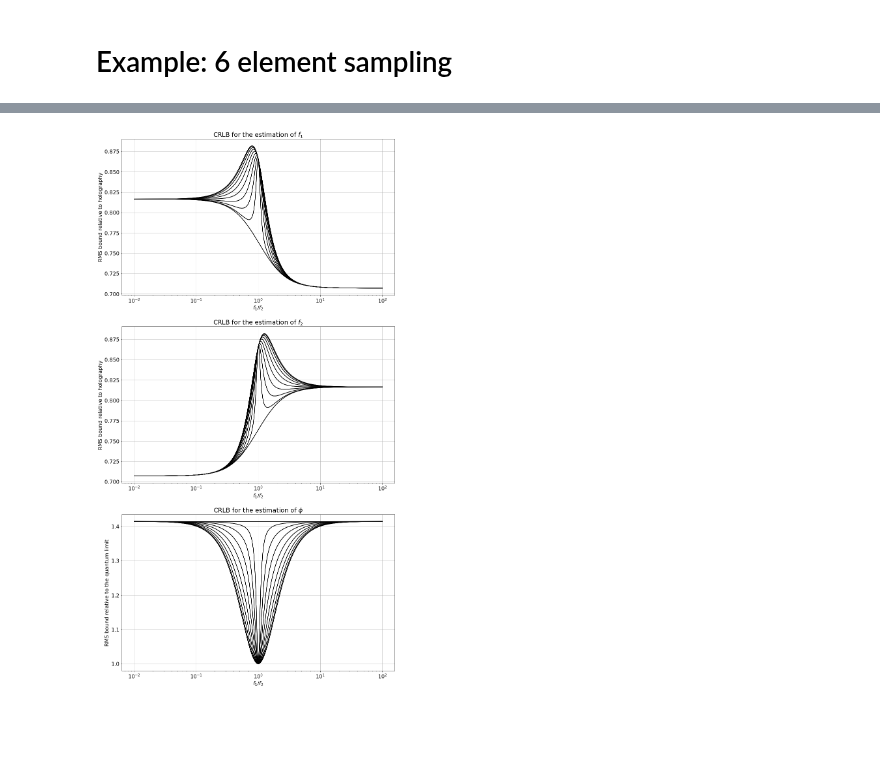
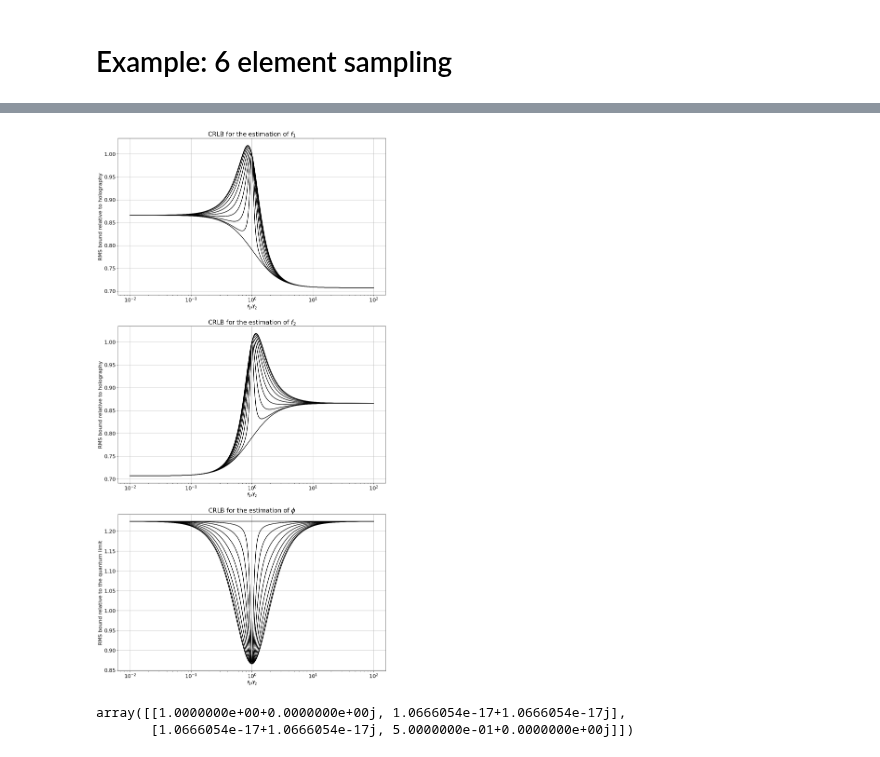
Before and after one commit to arizonaCameraLab/computationalImaging, a Jupyter notebook: Chapter5WaveImaging/CRLB_for_Two_Mode_Phase_Retrieval.ipynb, the cells around one changed output, grey strips where cells are left out. Cells and saved outputs as stored; diff of their text form; code cells hidden in the pictures; blank space fills up the shorter version.

```diff
--- a/Chapter5WaveImaging/CRLB_for_Two_Mode_Phase_Retrieval.ipynb
+++ b/Chapter5WaveImaging/CRLB_for_Two_Mode_Phase_Retrieval.ipynb
@@ -141,10 +142,8 @@ def twoPointPhaseRetrievalCRLB(A1, A2, theta, H):
 #
 # sampling matrix
 #
-intenR=.5; # ratio of signal in pure intensity measurement
-iSam=np.sqrt(1-intenR);
-pSam=np.sqrt(intenR)/2;
-H=np.array([[iSam,0], [0, iSam],[pSam, pSam],[pSam, -pSam],[pSam, 1j*pSam],[pSam, -1j*pSam]] )
+#
+H=(1/np.sqrt(6))*np.array([[np.sqrt(2),0], [0, np.sqrt(2)],[1, 1],[1, -1],[1, 1j],[-1j, -1]] )
 #
 # parameter values
 #
@@ -160,31 +159,36 @@ CRLB = twoPointPhaseRetrievalCRLB(abar*np.sqrt(Rho), \
                                   Theta, H)
 
 #
 # plot the results
 #
 plt.rcParams['font.size'] = 16
 plt.rcParams['figure.figsize'] = [15,30]
 plt.subplot(3,1,1)
 plt.semilogx(rho, np.sqrt(CRLB.A1/(1/2)).T, 'k')
 plt.grid()
 plt.xlabel(r'$f_1/f_2$')
 plt.ylabel('RMS bound relative to holography')
 plt.title(r'CRLB for the estimation of $f_1$')
 plt.subplot(3,1,2)
 plt.semilogx(rho, np.sqrt(CRLB.A2/(1/2)).T, 'k')
 plt.grid()
 plt.xlabel(r'$f_1/f_2$')
 plt.ylabel('RMS bound relative to holography')
 plt.title(r'CRLB for the estimation of $f_2$')
 plt.subplot(3,1,3)
 plt.semilogx(rho, np.sqrt(CRLB.theta/((Rho + 1/Rho)/2)).T, 'k')
 plt.grid()
 plt.xlabel(r'$f_1/f_2$')
 plt.ylabel('RMS bound relative to the quantum limit')
 plt.title(r'CRLB for the estimation of $\phi$')
 plt.savefig('crlb2pPR.pdf')
 files.download('crlb2pPR.pdf')
 # %% [output]
 [interactive output not drawn]
 [interactive output not drawn]
-[figure, old version]
+[figure, new version]
+# %%
+H.T@H
+# %% [output]
+array([[1.0000000e+00+0.0000000e+00j, 1.0666054e-17+1.0666054e-17j],
+       [1.0666054e-17+1.0666054e-17j, 5.0000000e-01+0.0000000e+00j]])
```
Also changed, not shown: parts of 1 cell of this notebook.
